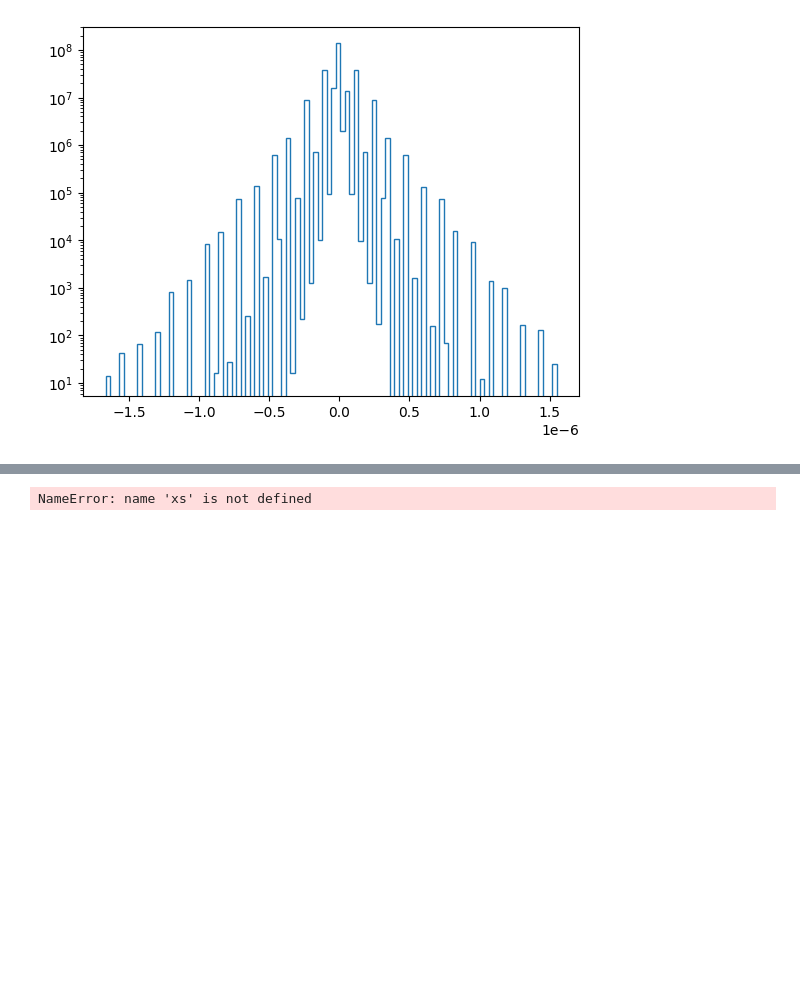
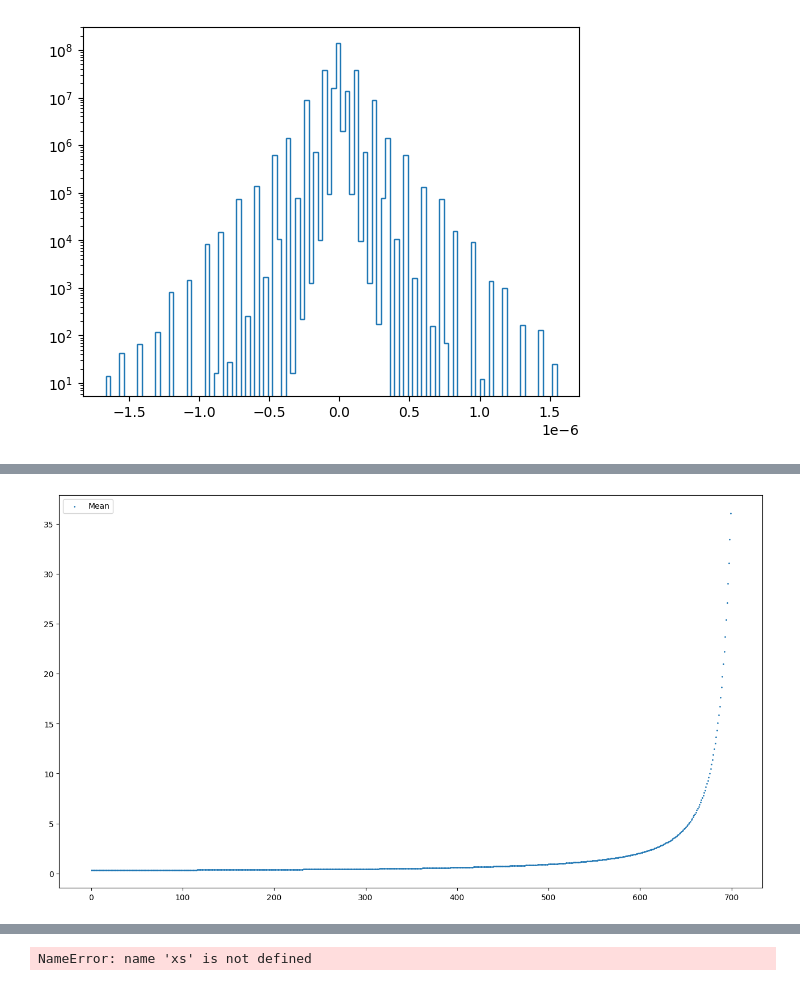
Before and after one commit to hy-iu/cu_mc, a Jupyter notebook: output/test_fp.ipynb, the cells around one changed output, grey strips where cells are left out. Saved outputs shown, nothing was run; the diff lists cells and outputs as text; code cells hidden in the pictures; blank space fills up the shorter version.

```diff
--- a/output/test_fp.ipynb
+++ b/output/test_fp.ipynb
@@ -15,0 +21,5 @@ Warp 1.8.1 initialized:
+# %%
+GridIndex = wp.vec(64, dtype=wp.int32)
+grid = wp.array(shape=(32,32,32,), dtype=GridIndex)
+a=(grid[3])[3]
+a
@@ -221,3 +243,14 @@ Module __main__ 69e8fcd load on device 'cuda:0' took 1394.59 ms  (compiled)
+# %%
+
+plt.figure(figsize=(16, 9))
+means = [float(s) if np.isfinite(s) else 0 for s in means[:700]]
+plt.scatter(range(len(means)), means, s=1, label='Mean')
+w = 100
+# plt.plot(range(w-1, len(means)), np.convolve(means, np.ones(w), "valid") / w, linewidth=1, label='Pooled Mean', color='orange')
+plt.legend()
+plt.show()
+# %% [output]
+[figure, added]
 # %%
 errs_n = errs.numpy()
 print(errs_n.mean(), errs_n.std(), errs_n.max(), errs_n.min(), errs_n.shape)
```
Also changed, not shown: parts of 8 cells of this notebook, 5 other files.
